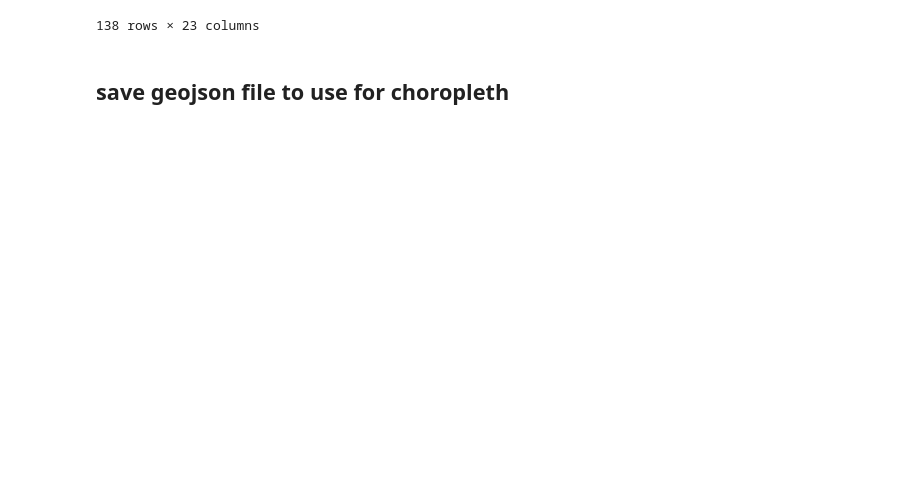
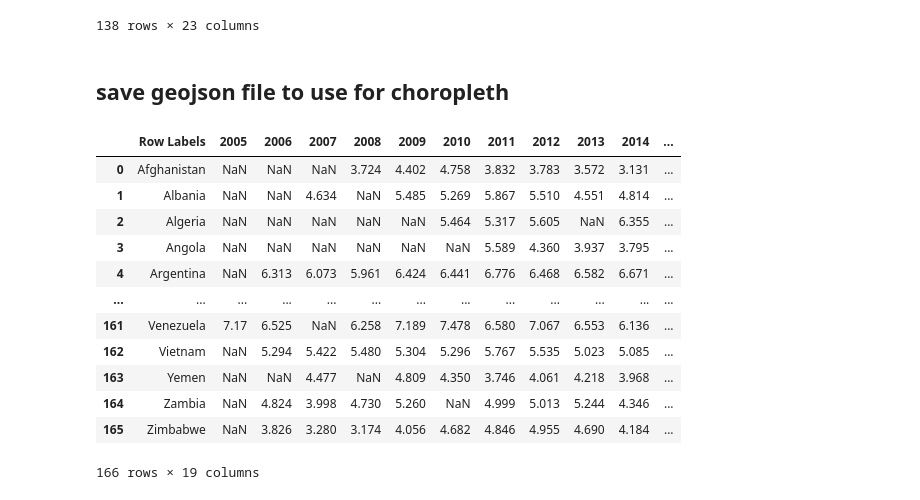
Before and after one commit to 3065923/World_Happiness_Rep, a Jupyter notebook: Jake/choro_extraction.ipynb, the cells around one changed output. Drawn from its saved outputs; the diff is of its cells as text; code cells hidden in the pictures; blank space fills up the shorter version.

```diff
--- a/Jake/choro_extraction.ipynb
+++ b/Jake/choro_extraction.ipynb
@@ -208,3 +208,20 @@ merged_json = json.loads(final_merged_df.to_json())
 # %%
 with open('choro_data.geojson', 'w', encoding='utf-8') as f:
     json.dump(merged_json, f, ensure_ascii=False, indent=4)
+# %%
+timeline_score_df= pd.read_csv('../CSV_Files/Ladder_Score_Over_Time.csv')
+timeline_score_df
+# %% [output]
+|  | Row Labels | 2005 | 2006 | 2007 | 2008 | 2009 | 2010 | 2011 | 2012 | 2013 | 2014 | ... |
+| 0 | Afghanistan | NaN | NaN | NaN | 3.724 | 4.402 | 4.758 | 3.832 | 3.783 | 3.572 | 3.131 | ... |
+| 1 | Albania | NaN | NaN | 4.634 | NaN | 5.485 | 5.269 | 5.867 | 5.510 | 4.551 | 4.814 | ... |
+| 2 | Algeria | NaN | NaN | NaN | NaN | NaN | 5.464 | 5.317 | 5.605 | NaN | 6.355 | ... |
+| 3 | Angola | NaN | NaN | NaN | NaN | NaN | NaN | 5.589 | 4.360 | 3.937 | 3.795 | ... |
+| 4 | Argentina | NaN | 6.313 | 6.073 | 5.961 | 6.424 | 6.441 | 6.776 | 6.468 | 6.582 | 6.671 | ... |
+| ... | ... | ... | ... | ... | ... | ... | ... | ... | ... | ... | ... | ... |
+| 161 | Venezuela | 7.17 | 6.525 | NaN | 6.258 | 7.189 | 7.478 | 6.580 | 7.067 | 6.553 | 6.136 | ... |
+| 162 | Vietnam | NaN | 5.294 | 5.422 | 5.480 | 5.304 | 5.296 | 5.767 | 5.535 | 5.023 | 5.085 | ... |
+| 163 | Yemen | NaN | NaN | 4.477 | NaN | 4.809 | 4.350 | 3.746 | 4.061 | 4.218 | 3.968 | ... |
+| 164 | Zambia | NaN | 4.824 | 3.998 | 4.730 | 5.260 | NaN | 4.999 | 5.013 | 5.244 | 4.346 | ... |
+| 165 | Zimbabwe | NaN | 3.826 | 3.280 | 3.174 | 4.056 | 4.682 | 4.846 | 4.955 | 4.690 | 4.184 | ... |
+166 rows × 19 columns
```
Also changed, not shown: parts of 5 cells of this notebook, 6 other files.
